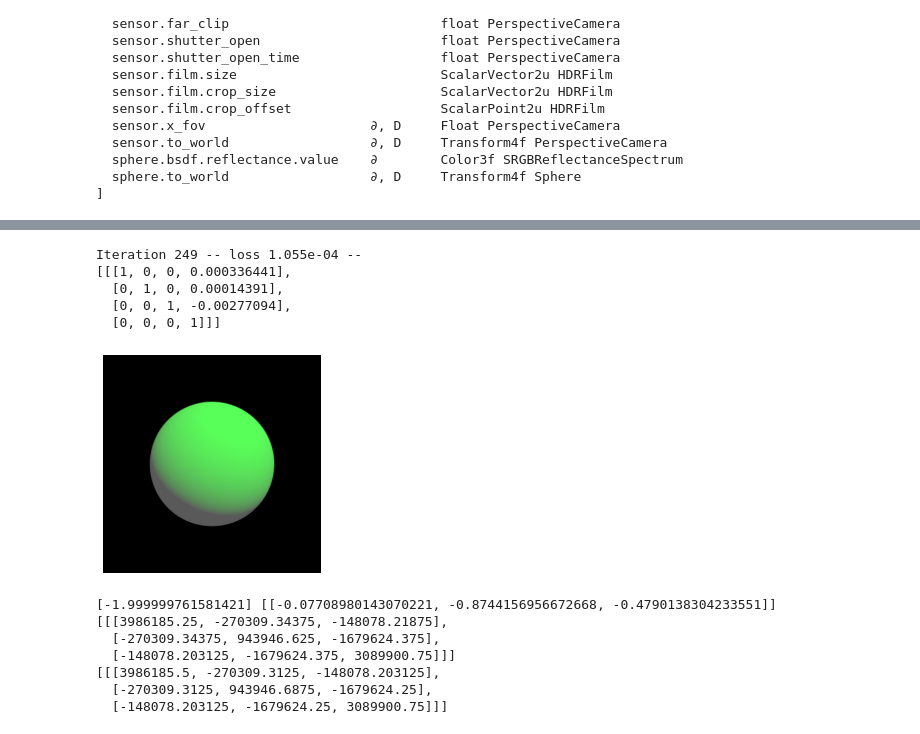
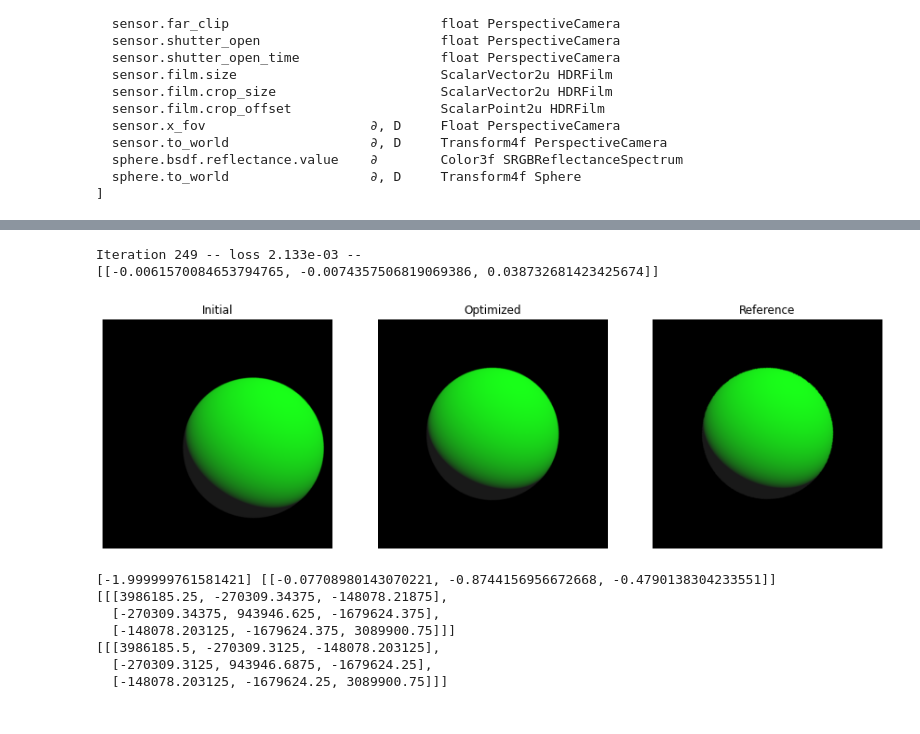
Before and after one commit to wchang22/SDF-WAS, a Jupyter notebook: notebooks/hackathon.ipynb, the cells around one changed output, grey strips where cells are left out. Saved outputs shown, nothing was run; the diff lists cells and outputs as text; code cells hidden in the pictures.

```diff
--- a/notebooks/hackathon.ipynb
+++ b/notebooks/hackathon.ipynb
@@ -156,43 +154,50 @@ def apply_transformation(params, opt):
     params[key] = mi.Transform4f.translate([opt['trans'].x, opt['trans'].y, opt['trans'].z])
     params.update()
 
+image_initial = mi.render(scene, params, seed=0, spp=16)
+
+losses = []
 for i in range(250):
     apply_transformation(params, opt)
 
     image = mi.render(scene, params, seed=0, spp=1)
 
     loss = relmse(image, image_ref)
 
     trans_grad = mi.Vector3f(0)
 
     for c in range(3):
         grad_in = mi.Vector3f(0, 0, 0)
         grad_in[c] = 1
         dr.set_grad(opt['trans'], grad_in)
         dr.enqueue(dr.ADMode.Forward, opt['trans'])
         dr.traverse(type(opt['trans']), dr.ADMode.Forward, flags=dr.ADFlag.ClearVertices)
         trans_grad[c] = dr.grad(loss)
 
     dr.set_grad(opt['trans'], trans_grad)
 
     opt.step()
 
+    losses.append(loss[0])
     print(f'Iteration {i} -- loss {loss[0]:.3e} --', end='\r')
 print()
 
-image = mi.render(scene, params, seed=0)
+image = mi.render(scene, params, seed=0, spp=16)
 
-plt.axis('off')
-plt.imshow(mi.util.convert_to_bitmap(image));
+fig, ax = plt.subplots(nrows=1, ncols=3, figsize=(15, 15))
+[axi.set_axis_off() for axi in ax.ravel()]
+ax[0].imshow(mi.util.convert_to_bitmap(image_initial));
+ax[0].set_title("Initial");
+ax[1].imshow(mi.util.convert_to_bitmap(image));
+ax[1].set_title("Optimized");
+ax[2].imshow(mi.util.convert_to_bitmap(image_ref));
+ax[2].set_title("Reference");
 
-print(params[key])
+print(opt['trans'])
 # %% [output]
-Iteration 249 -- loss 1.055e-04 --
-[[[1, 0, 0, 0.000336441],
-  [0, 1, 0, 0.00014391],
-  [0, 0, 1, -0.00277094],
-  [0, 0, 0, 1]]]
+Iteration 249 -- loss 2.133e-03 --
+[[-0.0061570084653794765, -0.0074357506819069386, 0.038732681423425674]]
-[figure, old version]
+[figure, new version]
 # %%
 from mitsuba import Transform4f as T4f
 
```
Also changed, not shown: parts of 3 cells of this notebook, 1 other file.
